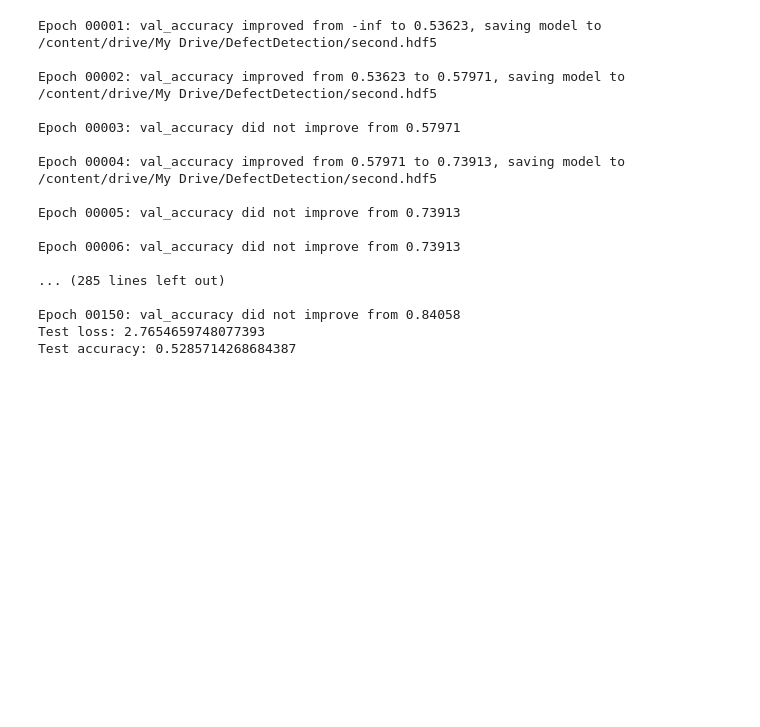
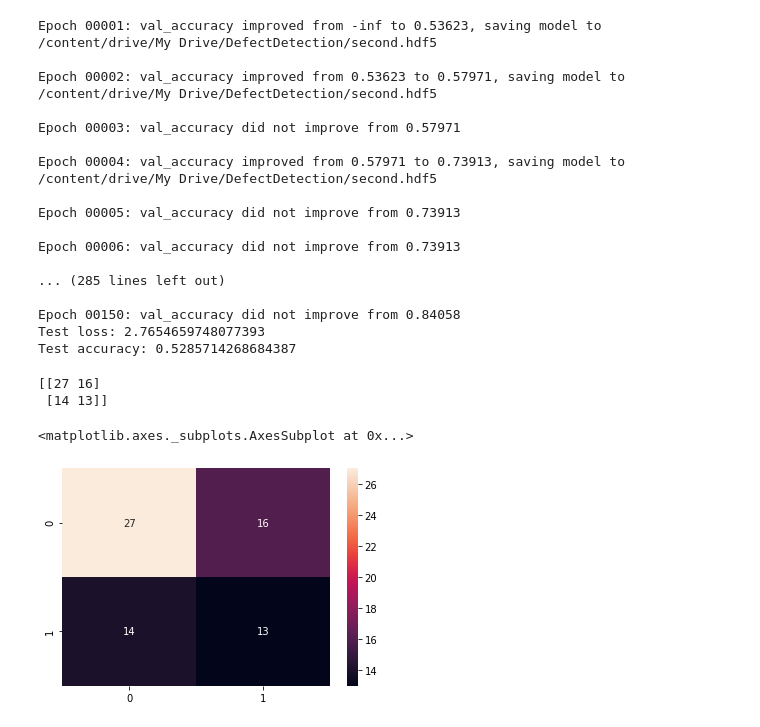
Before and after one commit to YuriiDenis/ML-tutties, a Jupyter notebook: singleFCNN.ipynb, the cells around one changed output. Drawn from its saved outputs; the diff is of its cells as text; code cells hidden in the pictures; blank space fills up the shorter version.

```diff
--- a/singleFCNN.ipynb
+++ b/singleFCNN.ipynb
@@ -472,0 +477,19 @@ Test accuracy: 0.5285714268684387
+# %%
+modelS = load_model('/content/drive/MyDrive/DefectDetection/first.hdf5')
+predictions = modelS.predict(X_val)
+# %%
+y_pred = (predictions > 0.5)
+# %%
+cf_matrix = confusion_matrix(y_val.argmax(axis=1), y_pred.argmax(axis=1))
+#cf_matrix = confusion_matrix(y_test.values.argmax(axis=1), predictions.argmax(axis=1))
+# %%
+print(cf_matrix)
+# %% [output]
+[[27 16]
+ [14 13]]
+# %%
+import seaborn as sns
+sns.heatmap(cf_matrix, annot=True)
+# %% [output]
+<matplotlib.axes._subplots.AxesSubplot at 0x...>
+[figure, added]
```
Also changed, not shown: parts of 8 cells of this notebook.
